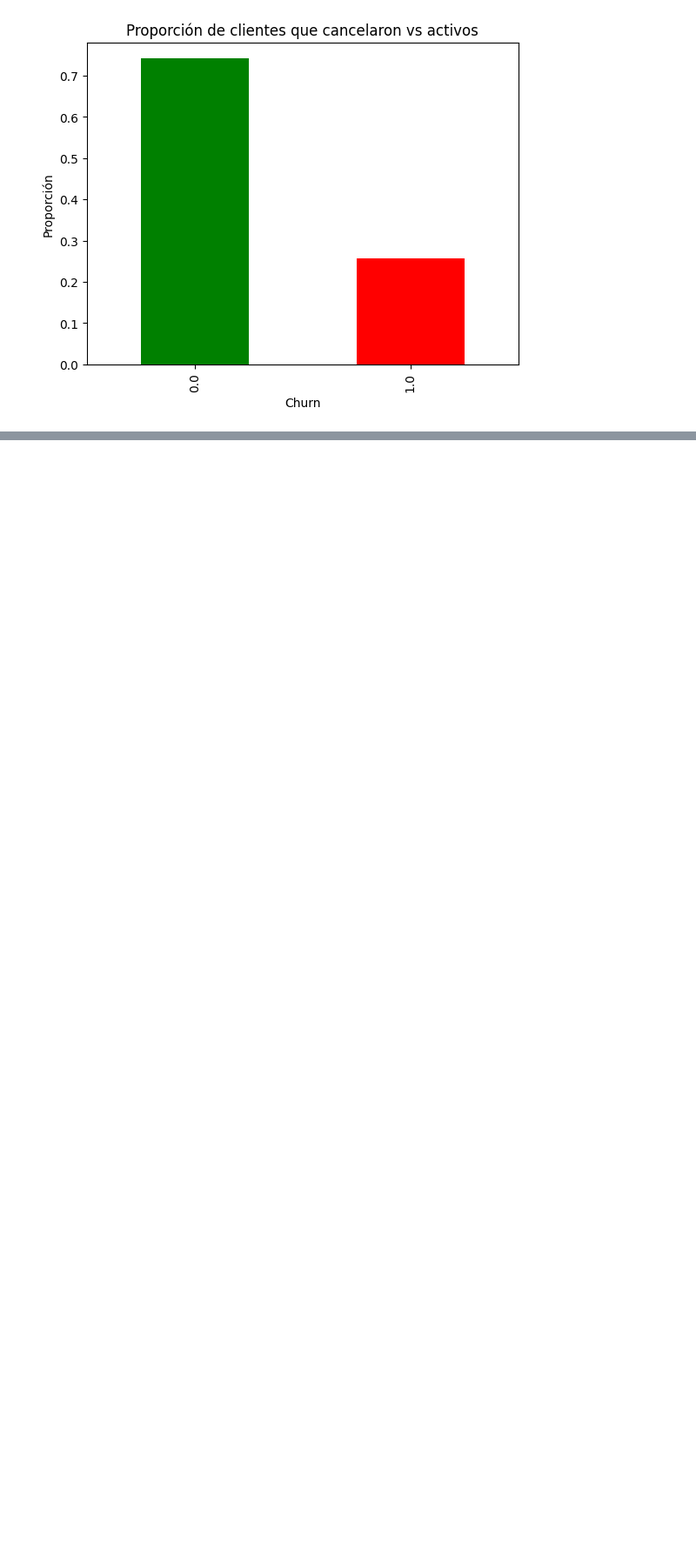
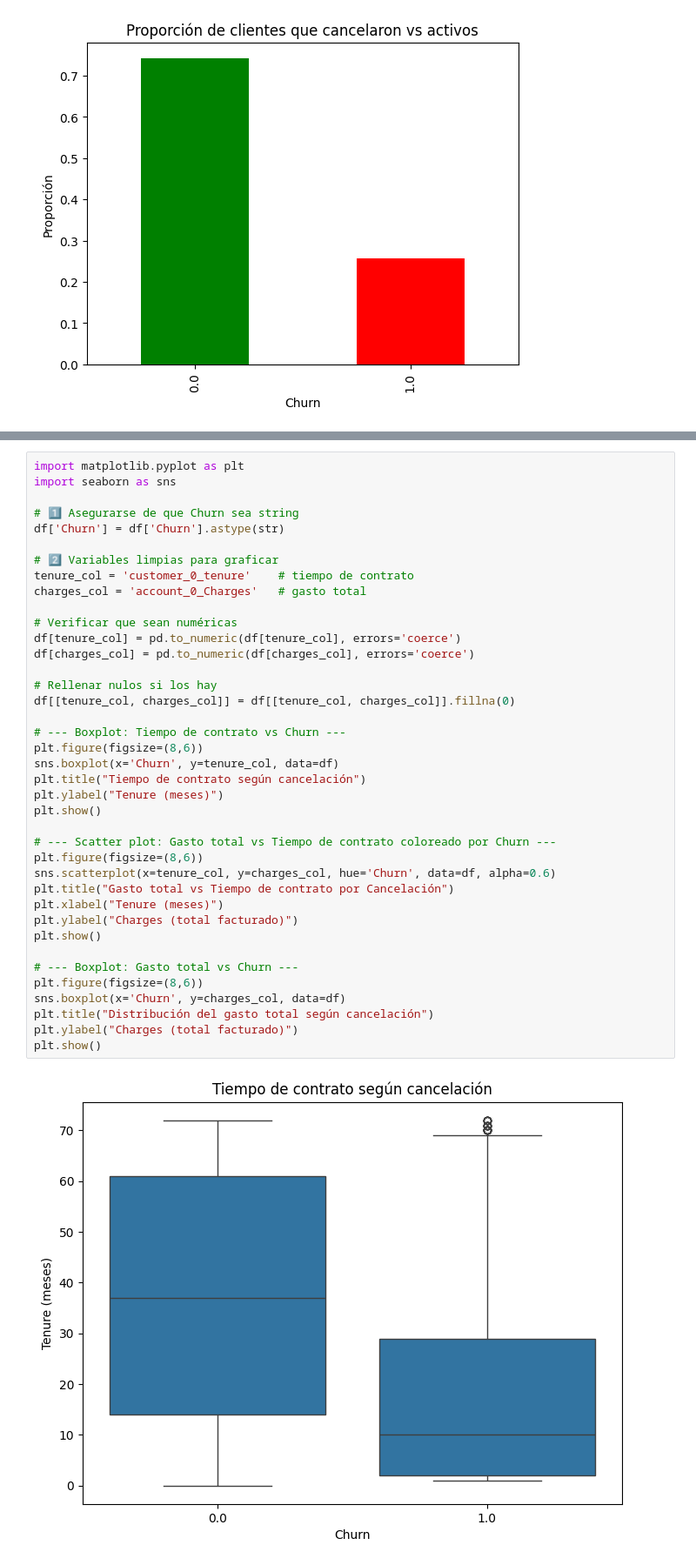
Before and after one commit to LuchiHamade/telecomChallenge_2, a Jupyter notebook: Telecom2.ipynb, the cells around one changed output, grey strips where cells are left out. Shown: that part at 87% size. Drawn from its saved outputs; the diff is of its cells as text; blank space fills up the shorter version.

```diff
--- a/Telecom2.ipynb
+++ b/Telecom2.ipynb
@@ -125,0 +146,41 @@ Name: proportion, dtype: float64
+# %%
+import matplotlib.pyplot as plt
+import seaborn as sns
+
+# 1️⃣ Asegurarse de que Churn sea string
+df['Churn'] = df['Churn'].astype(str)
+
+# 2️⃣ Variables limpias para graficar
+tenure_col = 'customer_0_tenure'    # tiempo de contrato
+charges_col = 'account_0_Charges'   # gasto total
+
+# Verificar que sean numéricas
+df[tenure_col] = pd.to_numeric(df[tenure_col], errors='coerce')
+df[charges_col] = pd.to_numeric(df[charges_col], errors='coerce')
+
+# Rellenar nulos si los hay
+df[[tenure_col, charges_col]] = df[[tenure_col, charges_col]].fillna(0)
+
+# --- Boxplot: Tiempo de contrato vs Churn ---
+plt.figure(figsize=(8,6))
+sns.boxplot(x='Churn', y=tenure_col, data=df)
+plt.title("Tiempo de contrato según cancelación")
+plt.ylabel("Tenure (meses)")
+plt.show()
+
+# --- Scatter plot: Gasto total vs Tiempo de contrato coloreado por Churn ---
+plt.figure(figsize=(8,6))
+sns.scatterplot(x=tenure_col, y=charges_col, hue='Churn', data=df, alpha=0.6)
+plt.title("Gasto total vs Tiempo de contrato por Cancelación")
+plt.xlabel("Tenure (meses)")
+plt.ylabel("Charges (total facturado)")
+plt.show()
+
+# --- Boxplot: Gasto total vs Churn ---
+plt.figure(figsize=(8,6))
+sns.boxplot(x='Churn', y=charges_col, data=df)
+plt.title("Distribución del gasto total según cancelación")
+plt.ylabel("Charges (total facturado)")
+plt.show()
+# %% [output]
+[figure, added]
```
Also changed, not shown: parts of 2 cells of this notebook.
